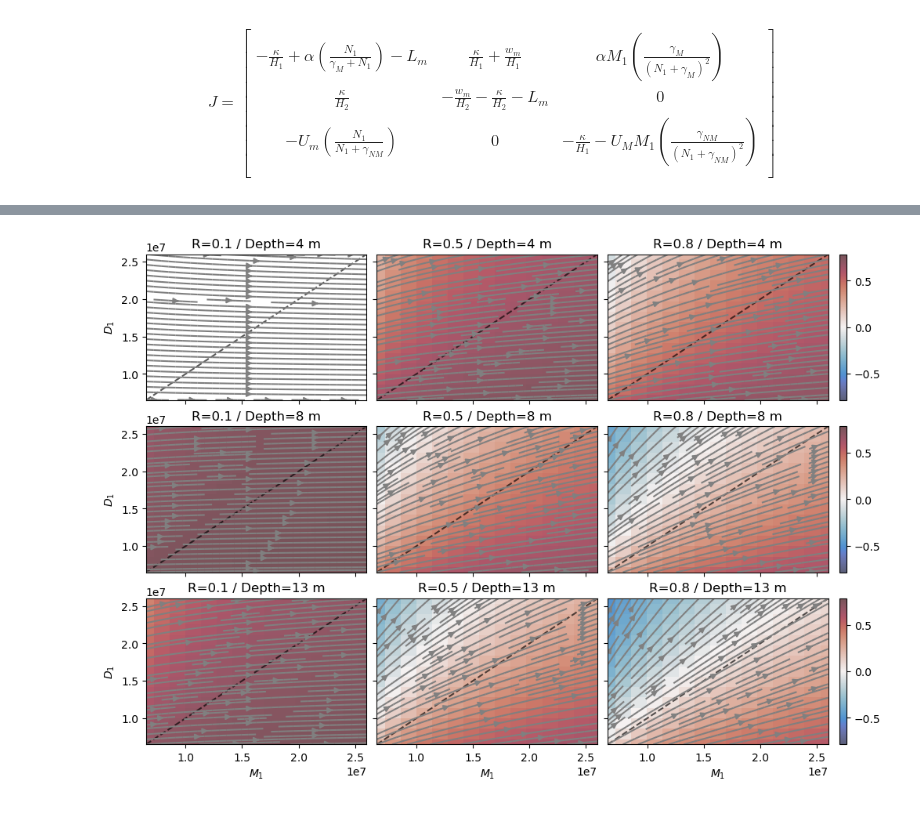
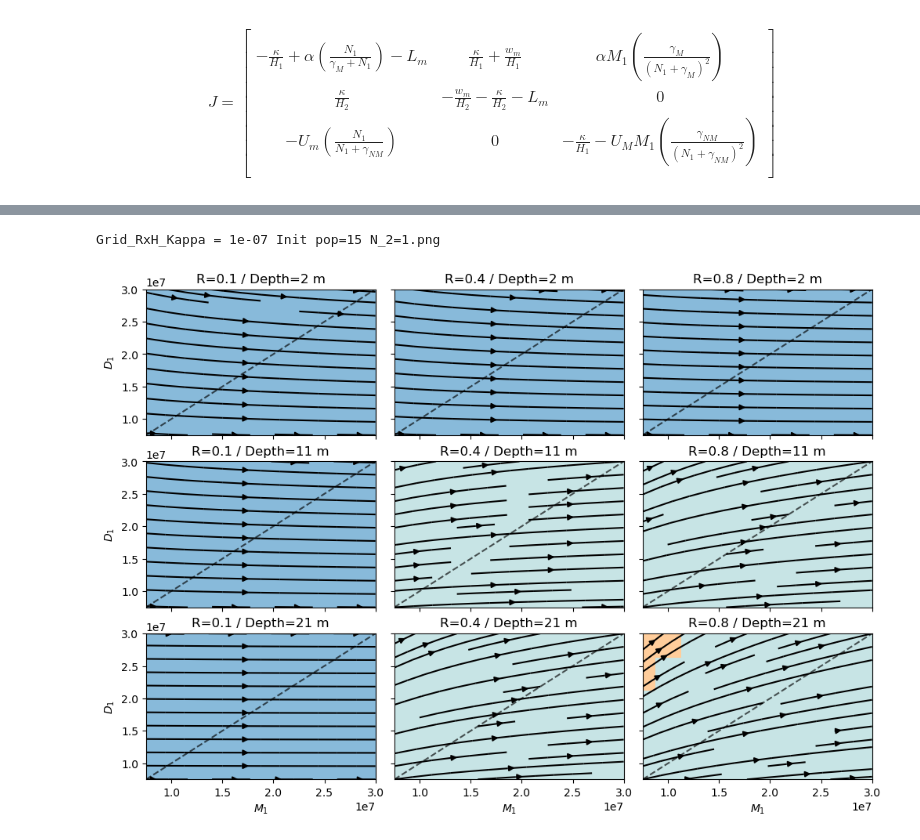
Before and after one commit to sienna-white/box_model, a Jupyter notebook: two_species.ipynb, the cells around one changed output, grey strips where cells are left out. Drawn from its saved outputs; the diff is of its cells as text; code cells hidden in the pictures.

```diff
--- a/two_species.ipynb
+++ b/two_species.ipynb
@@ -13,7 +13,7 @@ importlib.reload(pm)
 
 cmap = cmo.cm.balance
 
-dst = xr.open_dataset("population_dataset_NO3_Kappa.nc")
+dst = xr.open_dataset("population_dataset_NO3_Kappa_log.nc")
 n0 = 30
 
 N = len(dst.kappa)
@@ -412,7 +434,7 @@ fig, axs = plt.subplots(nrows=2, ncols=3, figsize=(8, 5), sharex=True, sharey=Tr
 axs = axs.flatten()
 fig.suptitle("Depth = %2.2f" % depth)
 
-for i, it in enumerate([0, 100, 200, 300, 400, 499]):
+for i, it in enumerate([0, 5, 10, 20, 30, 49]):
     axs[i].set_yscale('log')
     BIOMASS_M = dst0.m1[it, :, :] + dst0.m2[it, :, :]
     relative = normalize_color2(BIOMASS_M, init_biomass) #reshape_(BIOMASS_M, N))
@@ -437,7 +459,7 @@ fig, axs = plt.subplots(nrows=2, ncols=3, figsize=(8, 5), sharex=True, sharey=Tr
 axs = axs.flatten()
 fig.suptitle("Depth = %2.2f" % depth)
 
-for i, it in enumerate([0, 100, 200, 300, 400, 499]):
+for i, it in enumerate([0, 5, 10, 20, 30, 49]):
     axs[i].set_yscale('log')
     BIOMASS_M = dst0.d1[it, :, :] + dst0.d2[it, :, :]
     relative = normalize_color2(BIOMASS_M, init_biomass) #reshape_(BIOMASS_M, N))
@@ -967,11 +1012,12 @@ fig, axs = plt.subpl
 # %%
-NN = 15
 
+NN = 10
+NV = 8
 id = 3
-ik = 7
-ir = 9
-inut = 8
-ipop = 9
+ik = 6
+ir = 7
+inut = 0
+ipop = 7
 
 # MM = 3e6
 depth, ratio, n2, pop = get_coords(id, ir, inut, ipop)
@@ -986,9 +1032,9 @@ X, Y = np.meshgrid(x, y)
 fig, axs = plt.subplots(nrows=3, ncols=3, figsize=(10, 7), sharey=True, sharex=True, constrained_layout=True)
 
 
-for ix, id in enumerate(range(0, NV, 4)):
+for ix, id in enumerate(range(0, NV, 3)):
 
-    for iy, ir in enumerate(range(0, NV, 4)):
+    for iy, ir in enumerate(range(0, NV, 3)):
         H, R, n2, pop = get_coords(id, ir, inut, ipop)
         kappa = dst.kappa.values[ik]
         # pop = pop * 1e6
@@ -996,44 +1042,47 @@ for ix, id in enumerate(range(0, NV, 4)):
         n1 = n2
 
         txt = "R=%2.1f / Depth=%d m" % (R, H)
         axs[ix, iy].set_title(txt)
 
         U, V = np.zeros_like(X), np.zeros_like(Y)
         # Compute derivatives on grid
         for i in range(NN):
             for j in range(NN):                               # R, H, kappa, m1, m2, d1, d2, n1, n2
                     f1, f2, f3, f4, f5 = pm.field_at_point_2s(R, H, kappa, X[i,j], X[i,j], Y[i,j], Y[i,j], n1, n2=n2)
-
                     U[i,j] = f1
                     V[i,j] = f3
 
         axs[ix, iy].plot([M00, M0], [M00, M0], '--', color='black', alpha=0.65)
+        axs[ix, iy].streamplot(x, y, U, V,  color="k", density=0.4)
 
-        axs[ix, iy].streamplot(x, y, U, V,  color="gray")
-
-        angles = np.pi/4 - np.arctan2(V, U)
-        angles[angles < -np.pi/4] = np.nan
-        angles[angles > np.pi/4] = np.nan
-
-        h= axs[ix, iy].pcolormesh(x, y, angles, cmap=cmo.cm.balance, alpha=0.7, vmin=-np.pi/4, vmax=np.pi/4)
-        # h= axs[ix].contour(x, y, angles, levels = [0], colors=['k'], ls='--')
+        angles = np.arctan2(V, U)
+        angles = angles % (2 * np.pi)
+        h= axs[ix, iy].pcolormesh(x, y, angles, cmap=cmap, norm=norm, alpha=0.74) #, vmin=-np.pi/4, vmax=np.pi/4)
 
         axs[ix, iy].set_xlim(M00, M0)
         axs[ix, iy].set_ylim(M00, M0)
         axs[ix, iy].hlines(0, M00, M0, colors='k', alpha=0.4)
         axs[ix, iy].vlines(0, M00, M0, colors='k', alpha=0.4)
 
-    plt.colorbar(h)
+    # cb = plt.colorbar(h)
+    # cb.set_ticks(centers)
+    # cb.set_ticklabels([
+    # r"Motile dominant",
+    # r"Sinking dominant",
+    # r"Both species dying",
+    # r"Motile dominant",])
 
 for i in range(3):
     axs[-1, i].set_xlabel(r"$M_1$")
     axs[i, 0].set_ylabel(r"$D_1$")
 
 if 1:
     txt = "Grid_RxH_Kappa = %1.0e Init pop=%d N_2=%d.png" % ( kappa, pop, n2)
-    fig.savefig(txt)
+    print(txt)
+    # fig.savefig(txt)
     plt.show()
 # %% [output]
+Grid_RxH_Kappa = 1e-07 Init pop=15 N_2=1.png
-[figure, old version]
+[figure, new version]
 # %%
 import os
```
Also changed, not shown: parts of 18 cells of this notebook, 2 other files.
